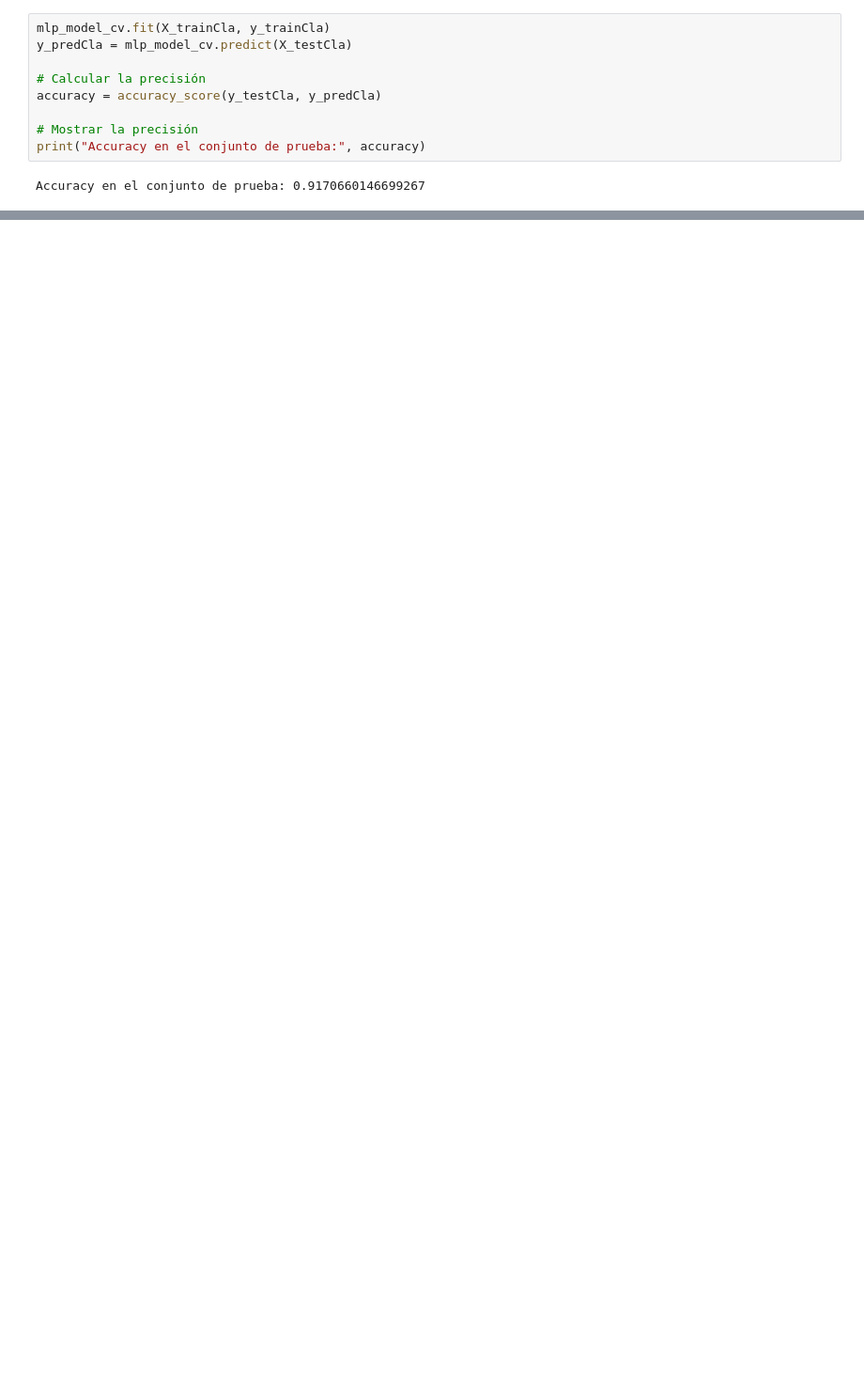
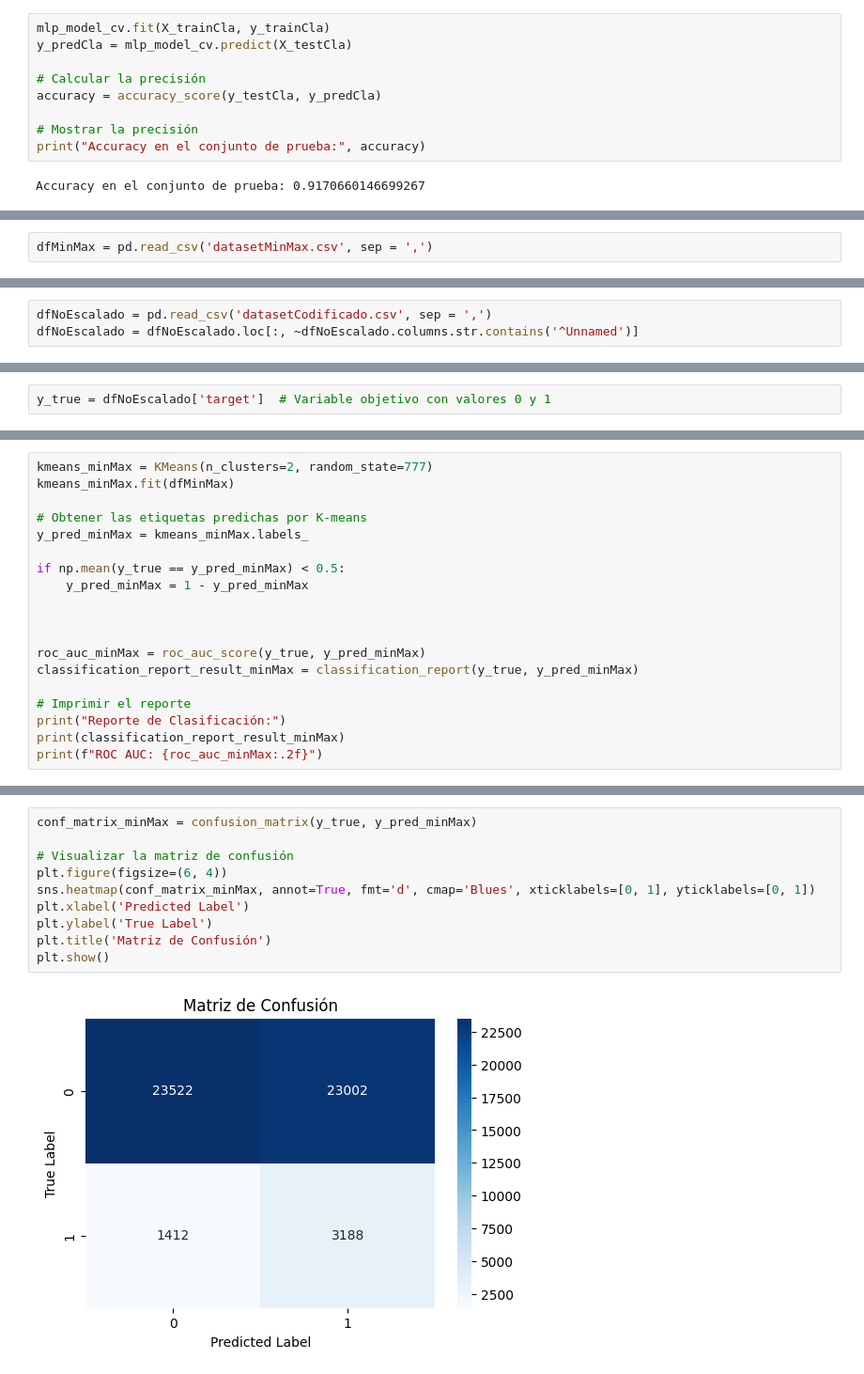
Before and after one commit to GodDoesNotPlayDice/ET-ML, a Jupyter notebook: ET1.ipynb, the cells around one changed output, grey strips where cells are left out. Shown at 94% size. Cells and saved outputs as stored; diff of their text form; blank space fills up the shorter version.

```diff
--- a/ET1.ipynb
+++ b/ET1.ipynb
@@ -1519,0 +1707,2 @@ Accuracy en el conjunto de prueba: 0.9170660146699267
+# %%
+dfMinMax = pd.read_csv('datasetMinMax.csv', sep = ',')
@@ -1519,0 +1715,3 @@ Accuracy en el conjunto de prueba: 0.9170660146699267
+# %%
+dfNoEscalado = pd.read_csv('datasetCodificado.csv', sep = ',')
+dfNoEscalado = dfNoEscalado.loc[:, ~dfNoEscalado.columns.str.contains('^Unnamed')]
@@ -1519,0 +1726,2 @@ Accuracy en el conjunto de prueba: 0.9170660146699267
+# %%
+y_true = dfNoEscalado['target']  # Variable objetivo con valores 0 y 1
@@ -1519,0 +1732,19 @@ Accuracy en el conjunto de prueba: 0.9170660146699267
+# %%
+kmeans_minMax = KMeans(n_clusters=2, random_state=777)
+kmeans_minMax.fit(dfMinMax)
+
+# Obtener las etiquetas predichas por K-means
+y_pred_minMax = kmeans_minMax.labels_
+
+if np.mean(y_true == y_pred_minMax) < 0.5:
+    y_pred_minMax = 1 - y_pred_minMax
+
+
+
+roc_auc_minMax = roc_auc_score(y_true, y_pred_minMax)
+classification_report_result_minMax = classification_report(y_true, y_pred_minMax)
+
+# Imprimir el reporte
+print("Reporte de Clasificación:")
+print(classification_report_result_minMax)
+print(f"ROC AUC: {roc_auc_minMax:.2f}")
@@ -1519,0 +1763,12 @@ Accuracy en el conjunto de prueba: 0.9170660146699267
+# %%
+conf_matrix_minMax = confusion_matrix(y_true, y_pred_minMax)
+
+# Visualizar la matriz de confusión
+plt.figure(figsize=(6, 4))
+sns.heatmap(conf_matrix_minMax, annot=True, fmt='d', cmap='Blues', xticklabels=[0, 1], yticklabels=[0, 1])
+plt.xlabel('Predicted Label')
+plt.ylabel('True Label')
+plt.title('Matriz de Confusión')
+plt.show()
+# %% [output]
+[figure, added]
```
Also changed, not shown: parts of 77 cells of this notebook.
